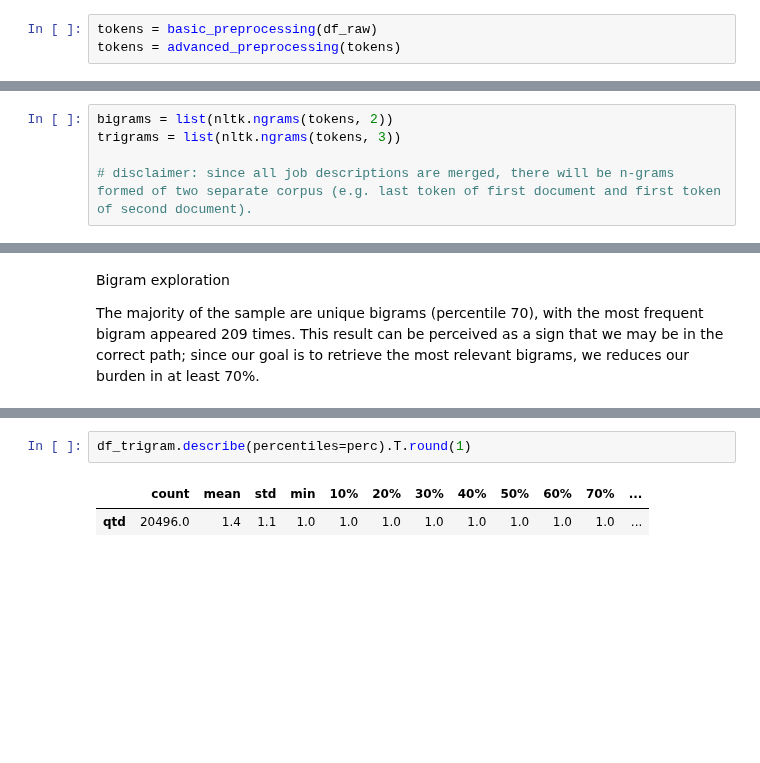
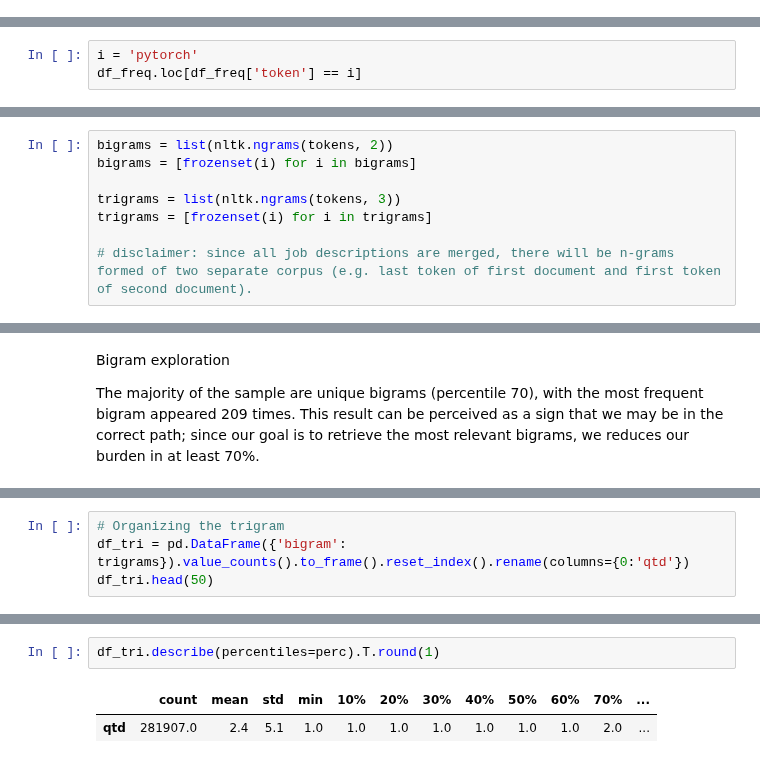
Before and after one commit to rknagao/studies, a Jupyter notebook: skills_keywords/notebook.ipynb, the cells around one changed output, grey strips where cells are left out. Drawn from its saved outputs; the diff is of its cells as text; blank space fills up the shorter version.

```diff
--- a/skills_keywords/notebook.ipynb
+++ b/skills_keywords/notebook.ipynb
@@ -367,3 +250,0 @@ rerun
-# %%
-tokens = basic_preprocessing(df_raw)
-tokens = advanced_preprocessing(tokens)
@@ -390,0 +363,3 @@ Top 10 less frequent words: ['u.s.brightside', 'purpose-built', 'rival', 'precis
+# %%
+i = 'pytorch'
+df_freq.loc[df_freq['token'] == i]
@@ -396,6 +374,9 @@ The frequency returned relevant words, like `data`, `machine` and `degree`. Alth
 ### N-grams
 # %%
 bigrams = list(nltk.ngrams(tokens, 2))
+bigrams = [frozenset(i) for i in bigrams]
+
 trigrams = list(nltk.ngrams(tokens, 3))
+trigrams = [frozenset(i) for i in trigrams]
 
 # disclaimer: since all job descriptions are merged, there will be n-grams formed of two separate corpus (e.g. last token of first document and first token of second document).
@@ -479,0 +517,4 @@ df_trigram.head(30)
+# %%
+# Organizing the trigram
+df_tri = pd.DataFrame({'bigram': trigrams}).value_counts().to_frame().reset_index().rename(columns={0:'qtd'})
+df_tri.head(50)
@@ -480,5 +539,5 @@ df_trigram.head(30)
 # %%
-df_trigram.describe(percentiles=perc).T.round(1)
+df_tri.describe(percentiles=perc).T.round(1)
 # %% [output]
 |  | count | mean | std | min | 10% | 20% | 30% | 40% | 50% | 60% | 70% | ... |
-| qtd | 20496.0 | 1.4 | 1.1 | 1.0 | 1.0 | 1.0 | 1.0 | 1.0 | 1.0 | 1.0 | 1.0 | ... |
+| qtd | 281907.0 | 2.4 | 5.1 | 1.0 | 1.0 | 1.0 | 1.0 | 1.0 | 1.0 | 1.0 | 2.0 | ... |
```
Also changed, not shown: parts of 65 cells of this notebook.
